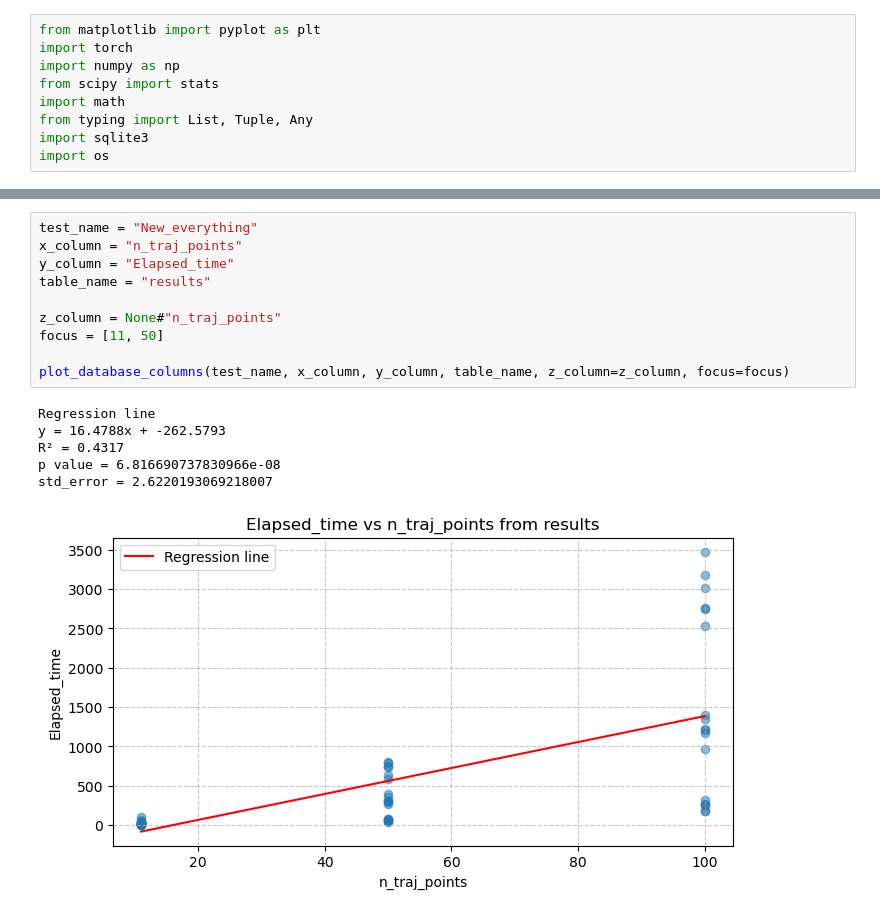
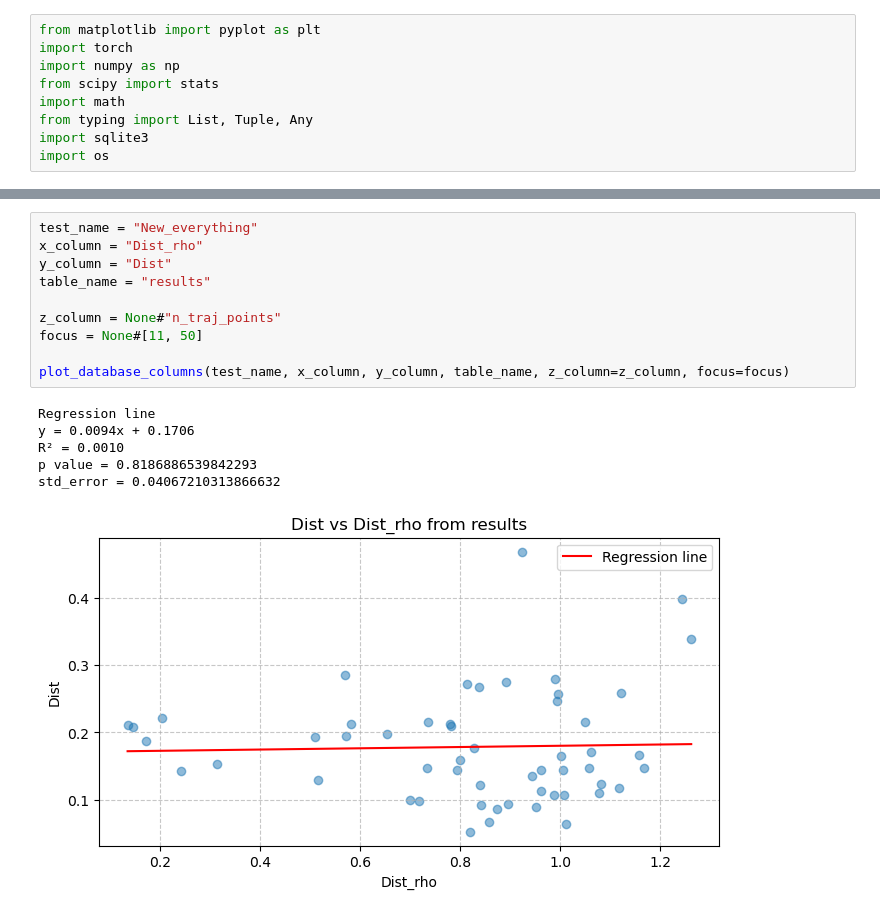
Before and after one commit to Gianmarco-Sarnelli/STL_explainability, a Jupyter notebook: Results_new.ipynb, the cells around one changed output, grey strips where cells are left out. Cells and saved outputs as stored; diff of their text form.

```diff
--- a/Results_new.ipynb
+++ b/Results_new.ipynb
@@ -89,20 +119,20 @@ def plot_database_columns(test_name, x_column, y_column, table_name, z_column=No
 # %%
 test_name = "New_everything"
-x_column = "n_traj_points"
-y_column = "Elapsed_time"
+x_column = "Dist_rho"
+y_column = "Dist"
 table_name = "results"
 
 z_column = None#"n_traj_points"
-focus = [11, 50]
+focus = None#[11, 50]
 
 plot_database_columns(test_name, x_column, y_column, table_name, z_column=z_column, focus=focus)
 # %% [output]
 Regression line
-y = 16.4788x + -262.5793
-R² = 0.4317
-p value = 6.816690737830966e-08
-std_error = 2.6220193069218007
+y = 0.0094x + 0.1706
+R² = 0.0010
+p value = 0.8186886539842293
+std_error = 0.04067210313866632
-[figure, old version]
+[figure, new version]
 # %%
 #['n_psi_added', 'n_traj', 'local_std', 'n_traj_points', 'Dist', 'Cos_Dist', 'Dist_rho', 'Norm_glob', 'Norm_loc', 'Norm_imp', 'Pinv_error', 'Sum_weights', 'Sum_squared_weights', 'Elapsed_time', 'Process_mem']
 
```
Also changed, not shown: parts of 2 cells of this notebook, 11 other files.
